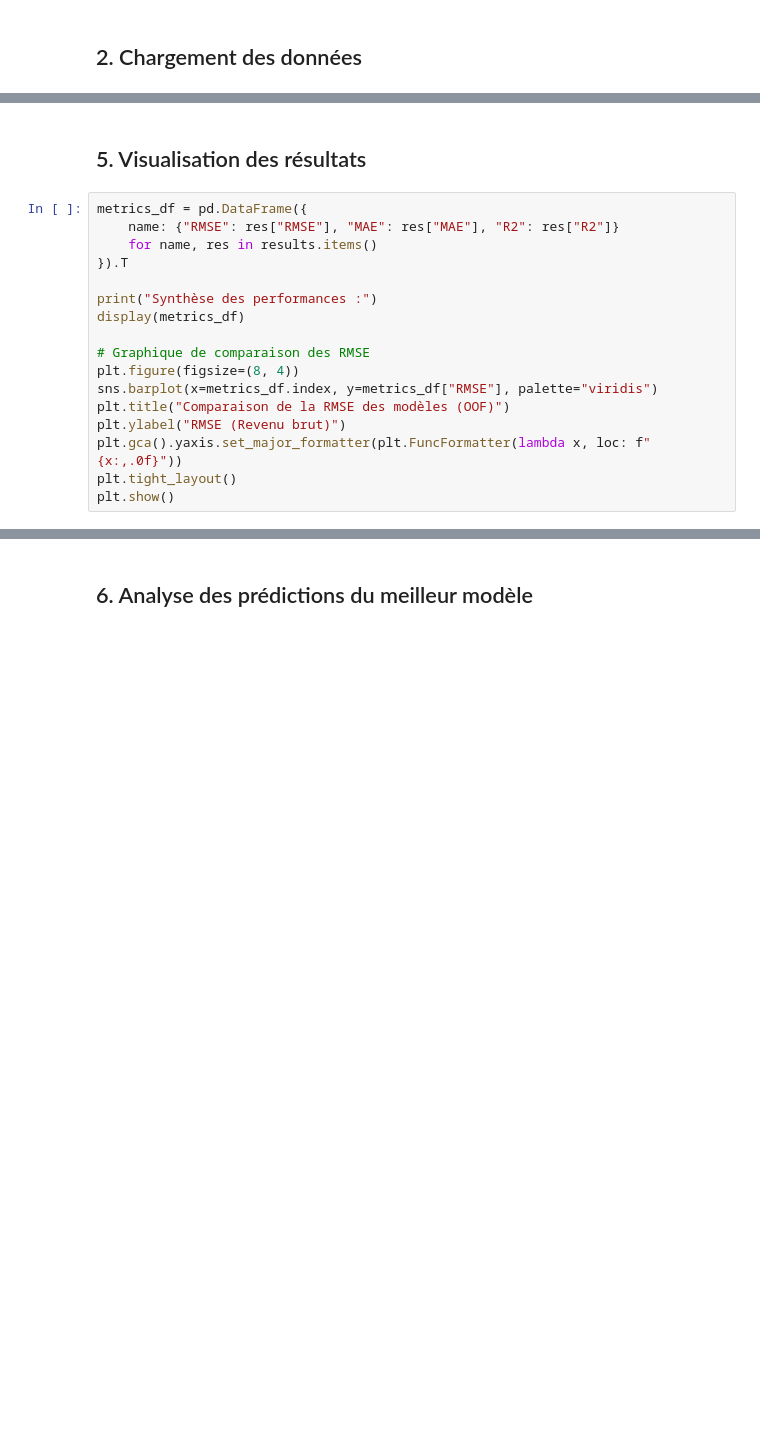
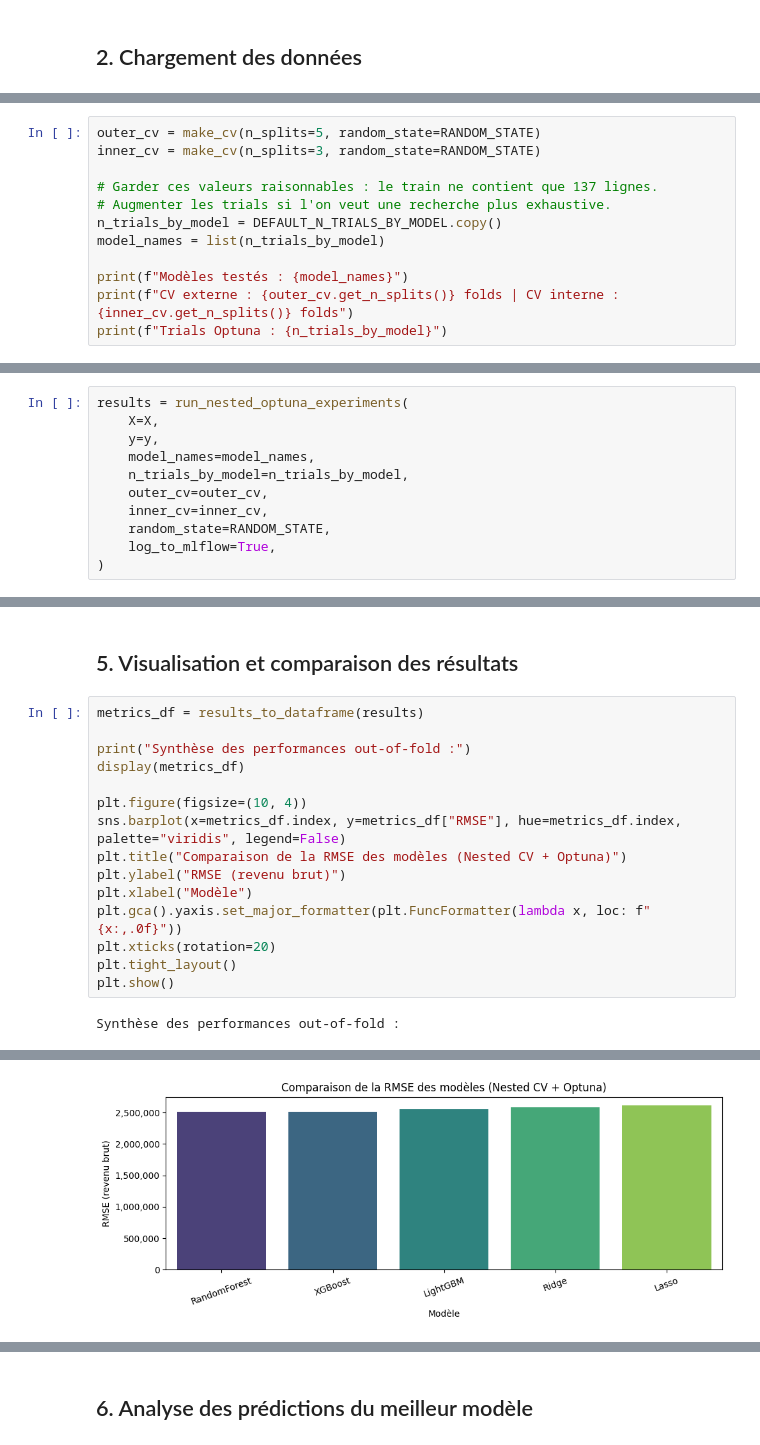
Before and after one commit to mlndiaye/restaurant-revenue-mlops, a Jupyter notebook: notebooks/02_modelisation.ipynb, the cells around one changed output, grey strips where cells are left out. Saved outputs shown, nothing was run; the diff lists cells and outputs as text; blank space fills up the shorter version.

```diff
--- a/notebooks/02_modelisation.ipynb
+++ b/notebooks/02_modelisation.ipynb
@@ -117,0 +119,12 @@ except Exception:
+# %%
+outer_cv = make_cv(n_splits=5, random_state=RANDOM_STATE)
+inner_cv = make_cv(n_splits=3, random_state=RANDOM_STATE)
+
+# Garder ces valeurs raisonnables : le train ne contient que 137 lignes.
+# Augmenter les trials si l'on veut une recherche plus exhaustive.
+n_trials_by_model = DEFAULT_N_TRIALS_BY_MODEL.copy()
+model_names = list(n_trials_by_model)
+
+print(f"Modèles testés : {model_names}")
+print(f"CV externe : {outer_cv.get_n_splits()} folds | CV interne : {inner_cv.get_n_splits()} folds")
+print(f"Trials Optuna : {n_trials_by_model}")
@@ -186,0 +172,11 @@ for name, config in models_config.items():
+# %%
+results = run_nested_optuna_experiments(
+    X=X,
+    y=y,
+    model_names=model_names,
+    n_trials_by_model=n_trials_by_model,
+    outer_cv=outer_cv,
+    inner_cv=inner_cv,
+    random_state=RANDOM_STATE,
+    log_to_mlflow=True,
+)
@@ -187,19 +276,19 @@ for name, config in models_config.items():
 # %% [markdown]
-## 5. Visualisation des résultats
+## 5. Visualisation et comparaison des résultats
 # %%
-metrics_df = pd.DataFrame({
-    name: {"RMSE": res["RMSE"], "MAE": res["MAE"], "R2": res["R2"]}
-    for name, res in results.items()
-}).T
+metrics_df = results_to_dataframe(results)
 
-print("Synthèse des performances :")
+print("Synthèse des performances out-of-fold :")
 display(metrics_df)
 
-# Graphique de comparaison des RMSE
-plt.figure(figsize=(8, 4))
-sns.barplot(x=metrics_df.index, y=metrics_df["RMSE"], palette="viridis")
-plt.title("Comparaison de la RMSE des modèles (OOF)")
-plt.ylabel("RMSE (Revenu brut)")
+plt.figure(figsize=(10, 4))
+sns.barplot(x=metrics_df.index, y=metrics_df["RMSE"], hue=metrics_df.index, palette="viridis", legend=False)
+plt.title("Comparaison de la RMSE des modèles (Nested CV + Optuna)")
+plt.ylabel("RMSE (revenu brut)")
+plt.xlabel("Modèle")
 plt.gca().yaxis.set_major_formatter(plt.FuncFormatter(lambda x, loc: f"{x:,.0f}"))
+plt.xticks(rotation=20)
 plt.tight_layout()
 plt.show()
+# %% [output]
+Synthèse des performances out-of-fold :
@@ -205,0 +301 @@ plt.show()
+[figure, added]
```
Also changed, not shown: parts of 20 cells of this notebook, 4 other files.
